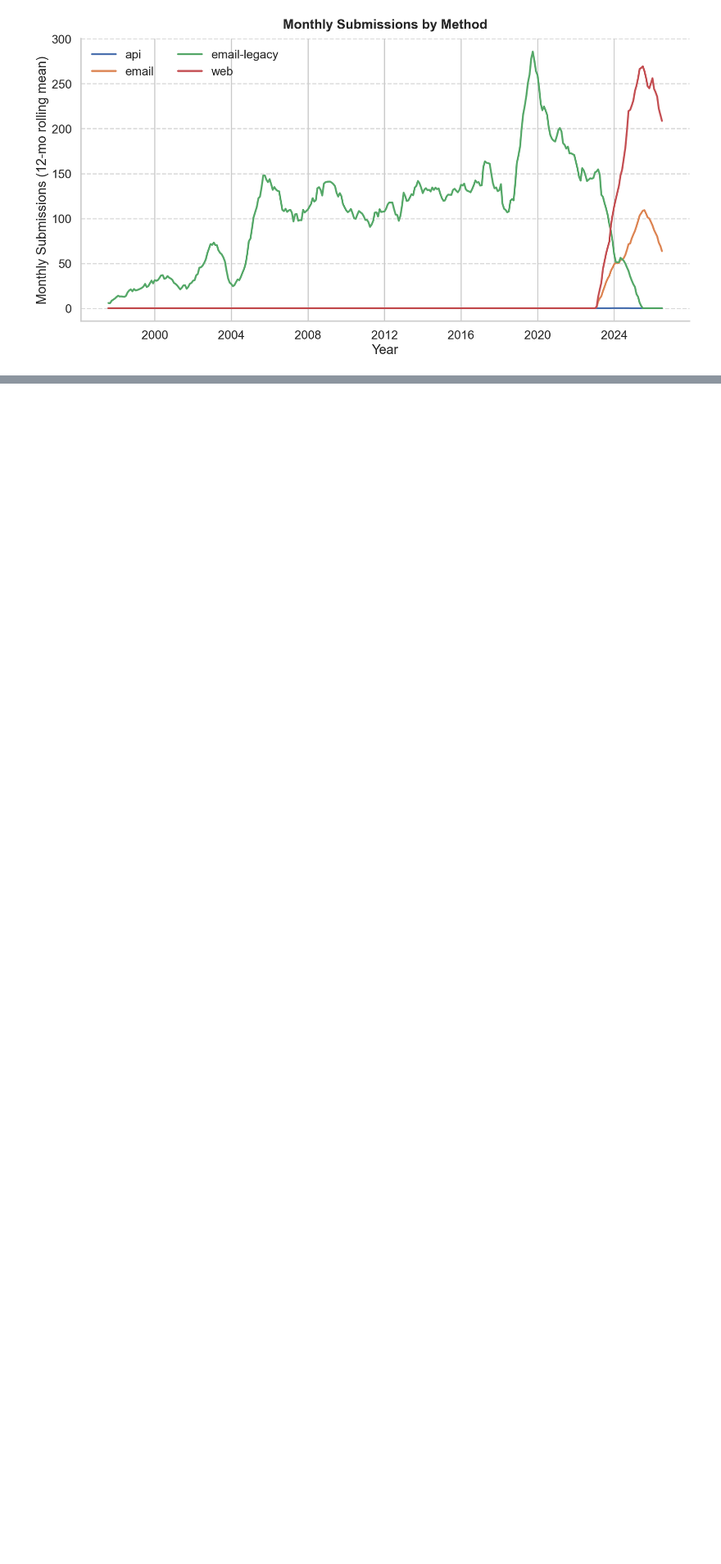
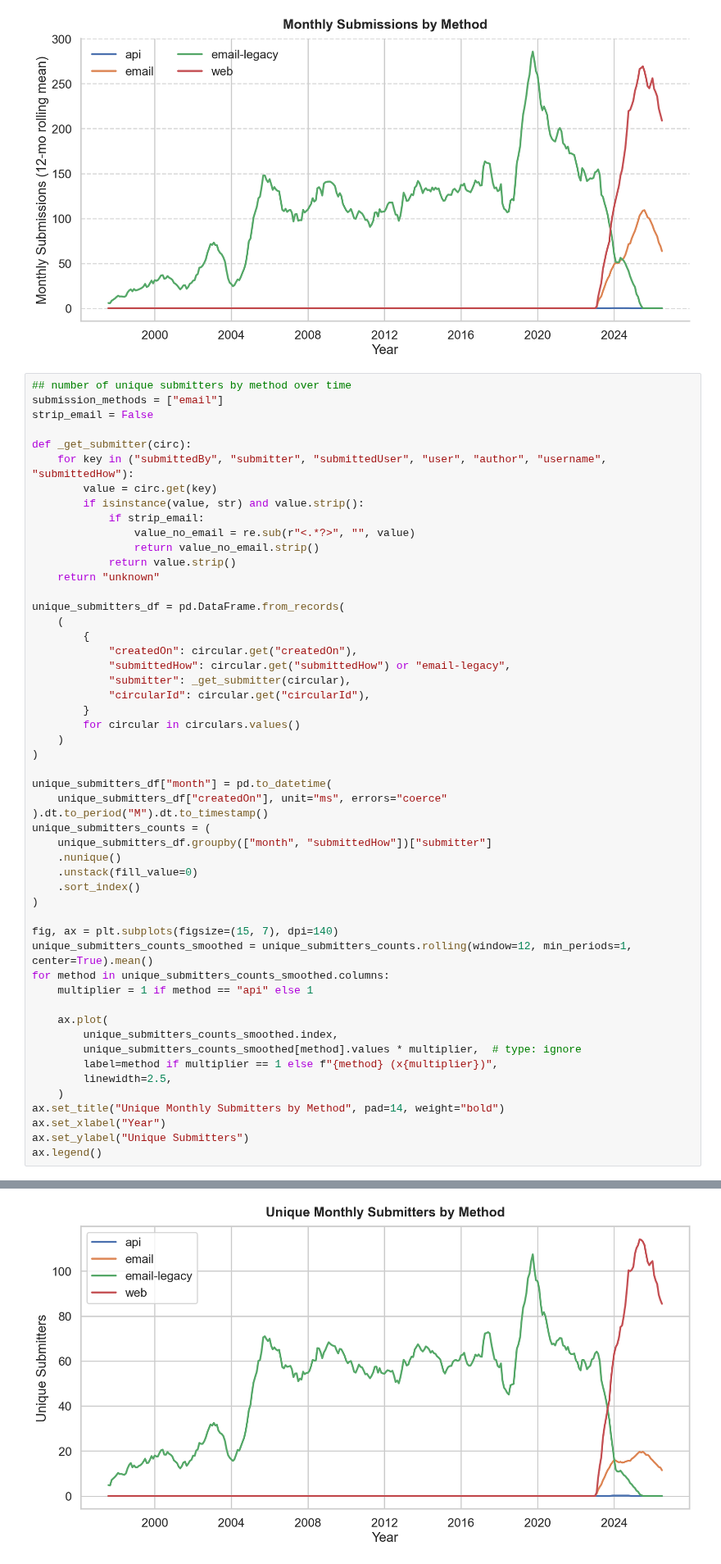
Before and after one commit to tylerbarna/gcn-regex, a Jupyter notebook: misc.ipynb, the cells around one changed output, grey strips where cells are left out. Shown at 82% size. Cells and saved outputs as stored; diff of their text form; blank space fills up the shorter version.

```diff
--- a/misc.ipynb
+++ b/misc.ipynb
@@ -277,3 +277,56 @@ ax.spines["top"].set_visible(False)
 ax.spines["right"].set_visible(False)
 # %% [output]
 [figure]
+# %%
+## number of unique submitters by method over time
+submission_methods = ["email"]
+strip_email = False
+
+def _get_submitter(circ):
+    for key in ("submittedBy", "submitter", "submittedUser", "user", "author", "username", "submittedHow"):
+        value = circ.get(key)
+        if isinstance(value, str) and value.strip():
+            if strip_email:
+                value_no_email = re.sub(r"<.*?>", "", value)
+                return value_no_email.strip()
+            return value.strip()
+    return "unknown"
+
+unique_submitters_df = pd.DataFrame.from_records(
+    (
+        {
+            "createdOn": circular.get("createdOn"),
+            "submittedHow": circular.get("submittedHow") or "email-legacy",
+            "submitter": _get_submitter(circular),
+            "circularId": circular.get("circularId"),
+        }
+        for circular in circulars.values()
+    )
+)
+
+unique_submitters_df["month"] = pd.to_datetime(
+    unique_submitters_df["createdOn"], unit="ms", errors="coerce"
+).dt.to_period("M").dt.to_timestamp()
+unique_submitters_counts = (
+    unique_submitters_df.groupby(["month", "submittedHow"])["submitter"]
+    .nunique()
+    .unstack(fill_value=0)
+    .sort_index()
+)
+
+fig, ax = plt.subplots(figsize=(15, 7), dpi=140)
+unique_submitters_counts_smoothed = unique_submitters_counts.rolling(window=12, min_periods=1, center=True).mean()
+for method in unique_submitters_counts_smoothed.columns:
+    multiplier = 1 if method == "api" else 1
+
+    ax.plot(
+        unique_submitters_counts_smoothed.index,
+        unique_submitters_counts_smoothed[method].values * multiplier,  # type: ignore
+        label=method if multiplier == 1 else f"{method} (x{multiplier})",
+        linewidth=2.5,
+    )
+ax.set_title("Unique Monthly Submitters by Method", pad=14, weight="bold")
+ax.set_xlabel("Year")
+ax.set_ylabel("Unique Submitters")
+ax.legend()
+# %% [output]
@@ -279,0 +334 @@ ax.spines["right"].set_visible(False)
+[figure, added]
```
Also changed, not shown: parts of 8 cells of this notebook, 9 other files.
